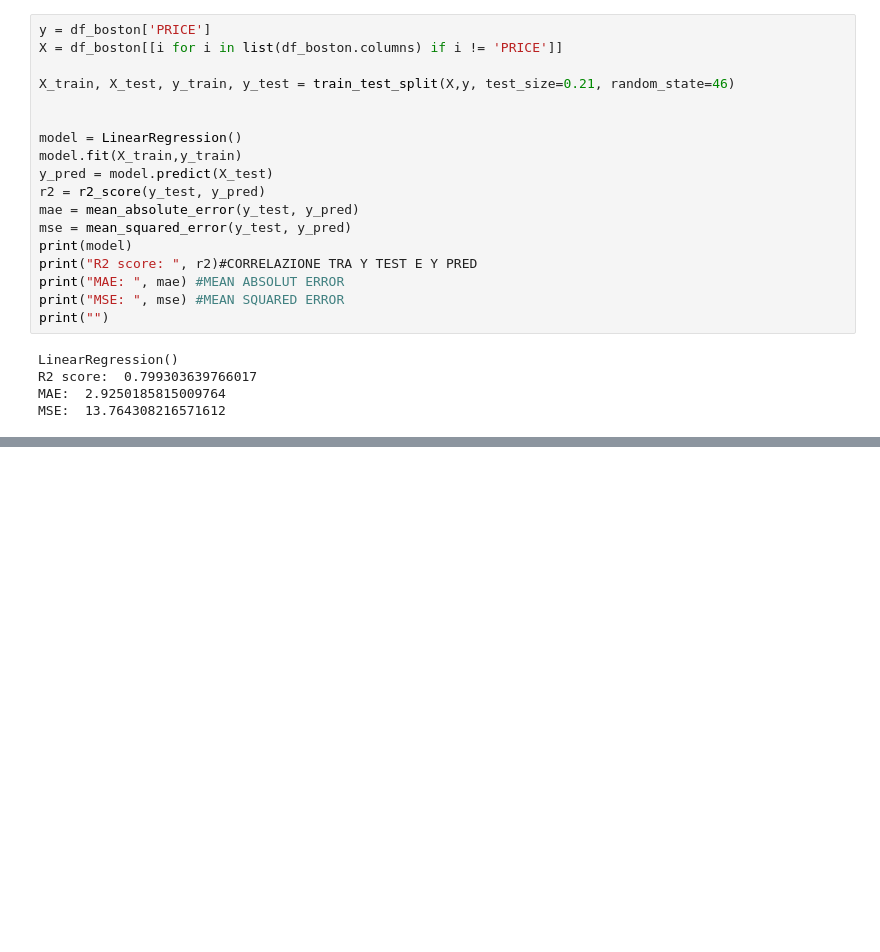
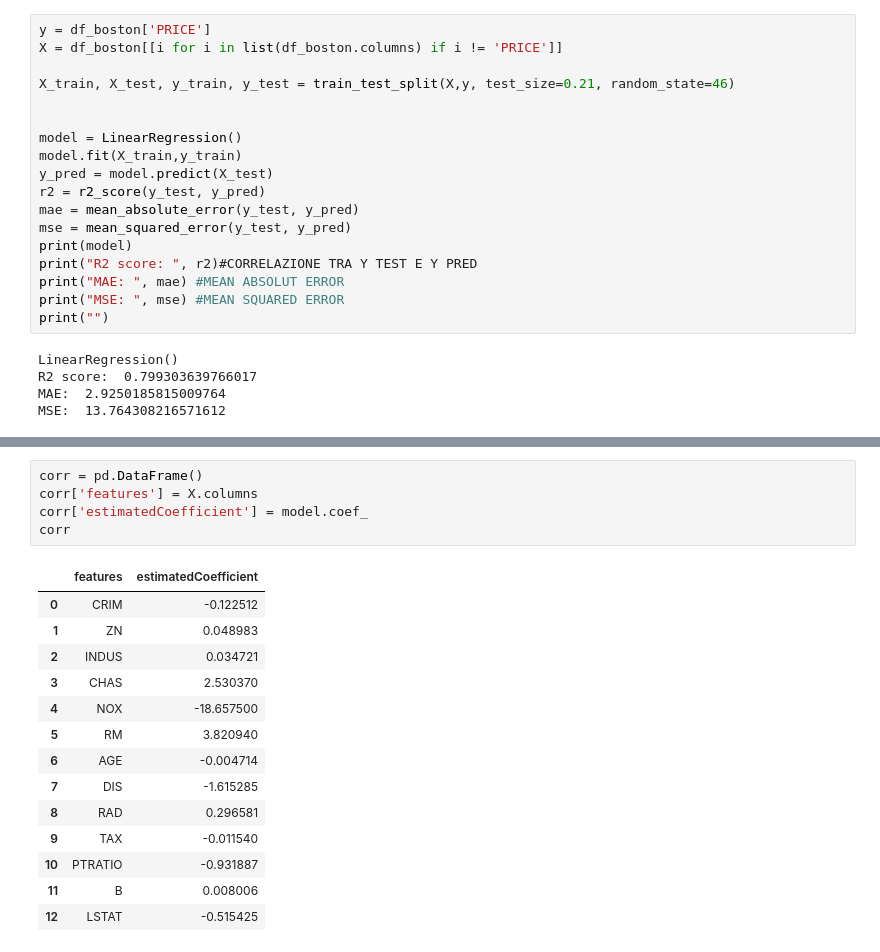
Before and after one commit to AndreaPela03/PrimaRepository, a Jupyter notebook: regressione_lineare.ipynb, the cells around one changed output, grey strips where cells are left out. Drawn from its saved outputs; the diff is of its cells as text; blank space fills up the shorter version.

```diff
--- a/regressione_lineare.ipynb
+++ b/regressione_lineare.ipynb
@@ -206,0 +198,20 @@ MAE:  2.0808037383177567
+# %%
+corr = pd.DataFrame()
+corr['features'] = X.columns
+corr['estimatedCoefficient'] = model.coef_
+corr
+# %% [output]
+|  | features | estimatedCoefficient |
+| 0 | CRIM | -0.122512 |
+| 1 | ZN | 0.048983 |
+| 2 | INDUS | 0.034721 |
+| 3 | CHAS | 2.530370 |
+| 4 | NOX | -18.657500 |
+| 5 | RM | 3.820940 |
+| 6 | AGE | -0.004714 |
+| 7 | DIS | -1.615285 |
+| 8 | RAD | 0.296581 |
+| 9 | TAX | -0.011540 |
+| 10 | PTRATIO | -0.931887 |
+| 11 | B | 0.008006 |
+| 12 | LSTAT | -0.515425 |
```
Also changed, not shown: parts of 6 cells of this notebook, 2 other files.
